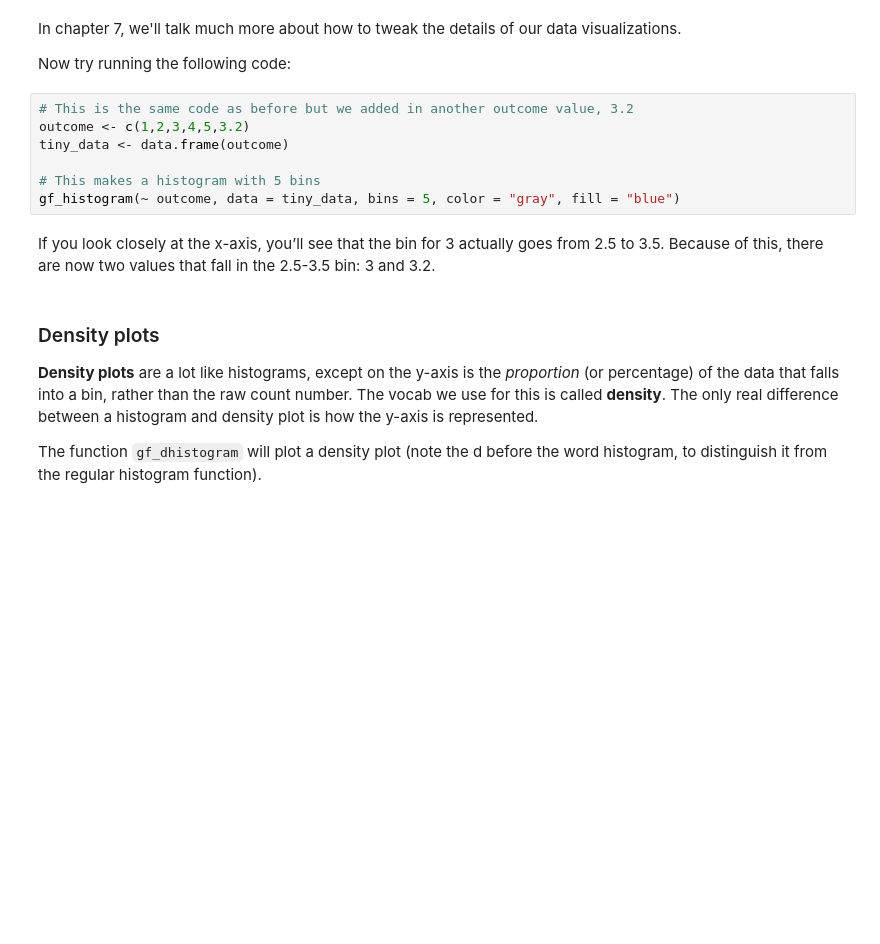
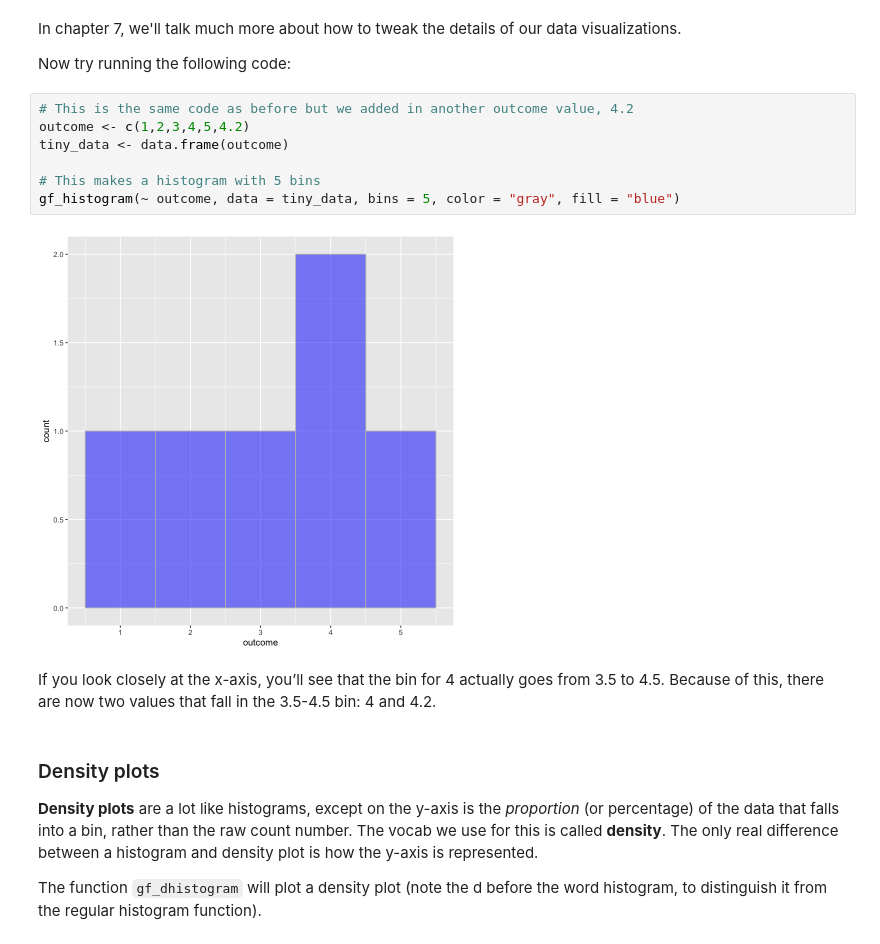
Before and after one commit to smburns47/Psyc158, a Jupyter notebook: chapter-5.ipynb, the cells around one changed output. Cells and saved outputs as stored; diff of their text form; blank space fills up the shorter version.

```diff
--- a/chapter-5.ipynb
+++ b/chapter-5.ipynb
@@ -66,14 +82,16 @@ In chapter 7, we'll talk much more about how to tweak the details of our data vi
 
 Now try running the following code:
 # %%
-# This is the same code as before but we added in another outcome value, 3.2
-outcome <- c(1,2,3,4,5,3.2)
+# This is the same code as before but we added in another outcome value, 4.2
+outcome <- c(1,2,3,4,5,4.2)
 tiny_data <- data.frame(outcome)
 
 # This makes a histogram with 5 bins
 gf_histogram(~ outcome, data = tiny_data, bins = 5, color = "gray", fill = "blue")
+# %% [output]
+[figure, added]
 # %% [markdown]
-If you look closely at the x-axis, you’ll see that the bin for 3 actually goes from 2.5 to 3.5. Because of this, there are now two values that fall in the 2.5-3.5 bin: 3 and 3.2.
+If you look closely at the x-axis, you’ll see that the bin for 4 actually goes from 3.5 to 4.5. Because of this, there are now two values that fall in the 3.5-4.5 bin: 4 and 4.2.
 # %% [markdown]
 ### Density plots
 **Density plots** are a lot like histograms, except on the y-axis is the *proportion* (or percentage) of the data that falls into a bin, rather than the raw count number. The vocab we use for this is called **density**. The only real difference between a histogram and density plot is how the y-axis is represented.
```
Also changed, not shown: parts of 11 cells of this notebook, 3 other files.
